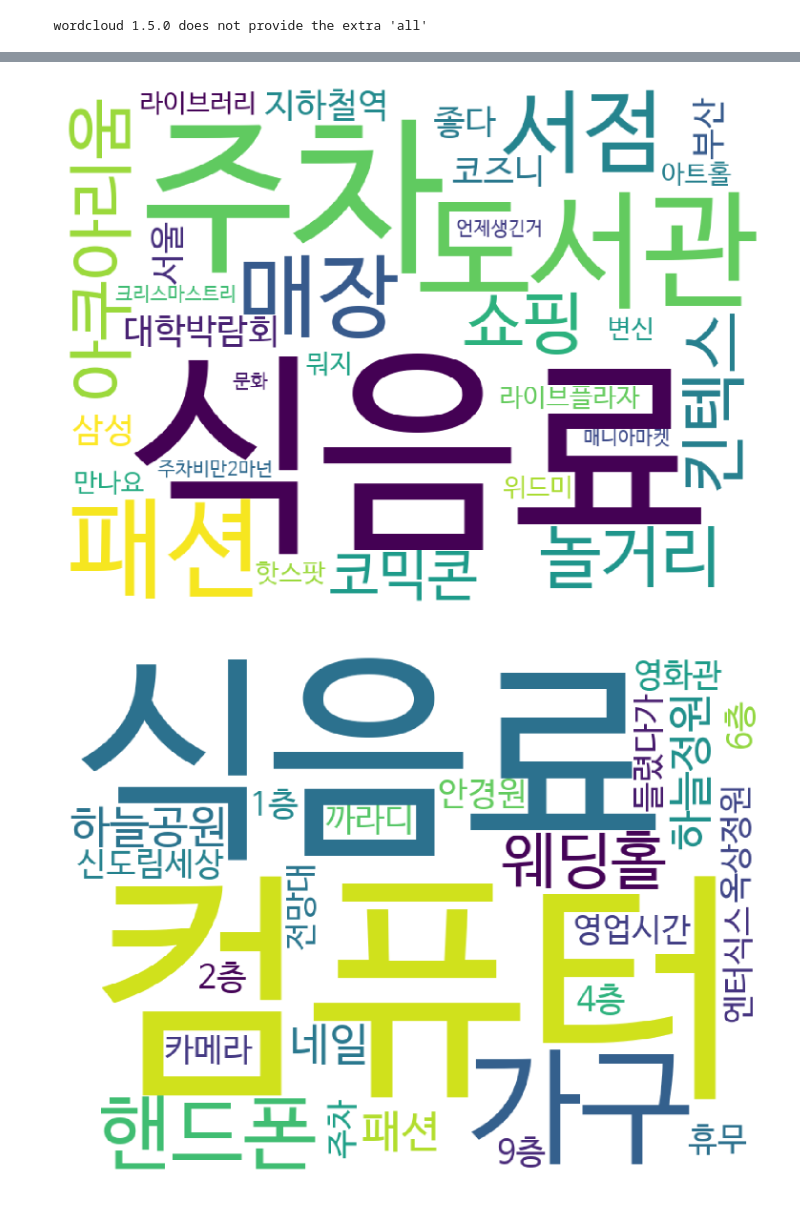
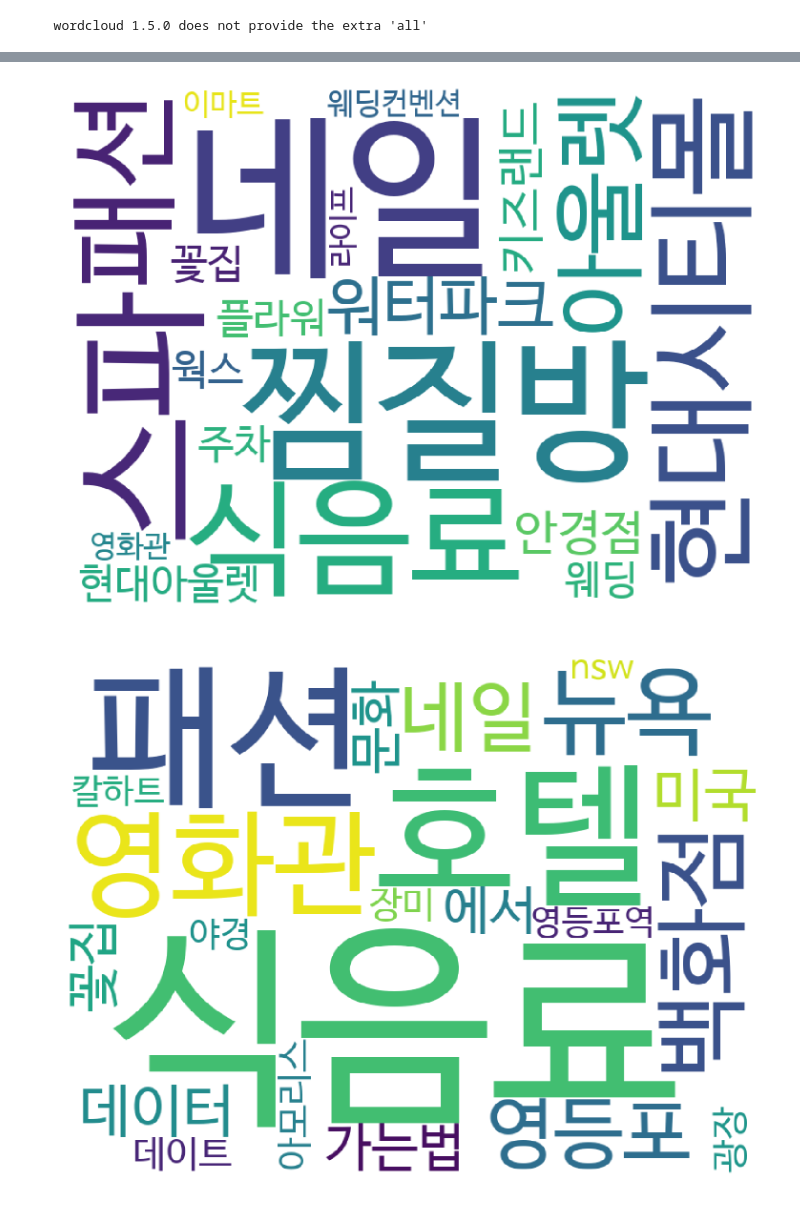
Before and after one commit to YoonkyungKim/multiplex, a Jupyter notebook: word cloud m3-F.ipynb, the cells around one changed output, grey strips where cells are left out. Cells and saved outputs as stored; diff of their text form; code cells hidden in the pictures.

```diff
--- a/word cloud m3-F.ipynb
+++ b/word cloud m3-F.ipynb
@@ -24,0 +14,3 @@ df.head(50)
+# %%
+df.columns = ['shoppingmall', 'search_word', 'keyword']
+df.head()
@@ -25,5 +24,5 @@ df.head(50)
 # %%
-df3 = df[2]
+df3 = df['keyword']
 df3.head()
 # %% [output]
 0    워터파크
@@ -34,0 +34,12 @@ Name: 2, dtype: object
+# %%
+shoppingmall = ["하남 스타필드", "코엑스 스타필드", "강변 테크노마트", "아이파크몰", "가든파이브", "타임스퀘어", "디큐브시티", "롯데몰 김포",
+                 "롯데몰 은평", "ifc몰"]
+
+var = []
+for i in shoppingmall:
+    word = df3[df["shoppingmall"] == i]
+    var.append(word)
+    var
+    print(i)
+    print(word)
+    print()
@@ -123,9 +163,9 @@ displayWordCloud(' '.join(hanam))
 # %%
-displayWordCloud(' '.join(coex))
+displayWordCloud(' '.join(var[4]))  # 가든파이브
 # %% [output]
-[figure, old version]
+[figure, new version]
 # %%
-displayWordCloud(' '.join(techno))
+displayWordCloud(' '.join(var[5]))  # 타임스퀘어
 # %% [output]
-[figure, old version]
+[figure, new version]
 # %%
```
Also changed, not shown: parts of 32 cells of this notebook.
